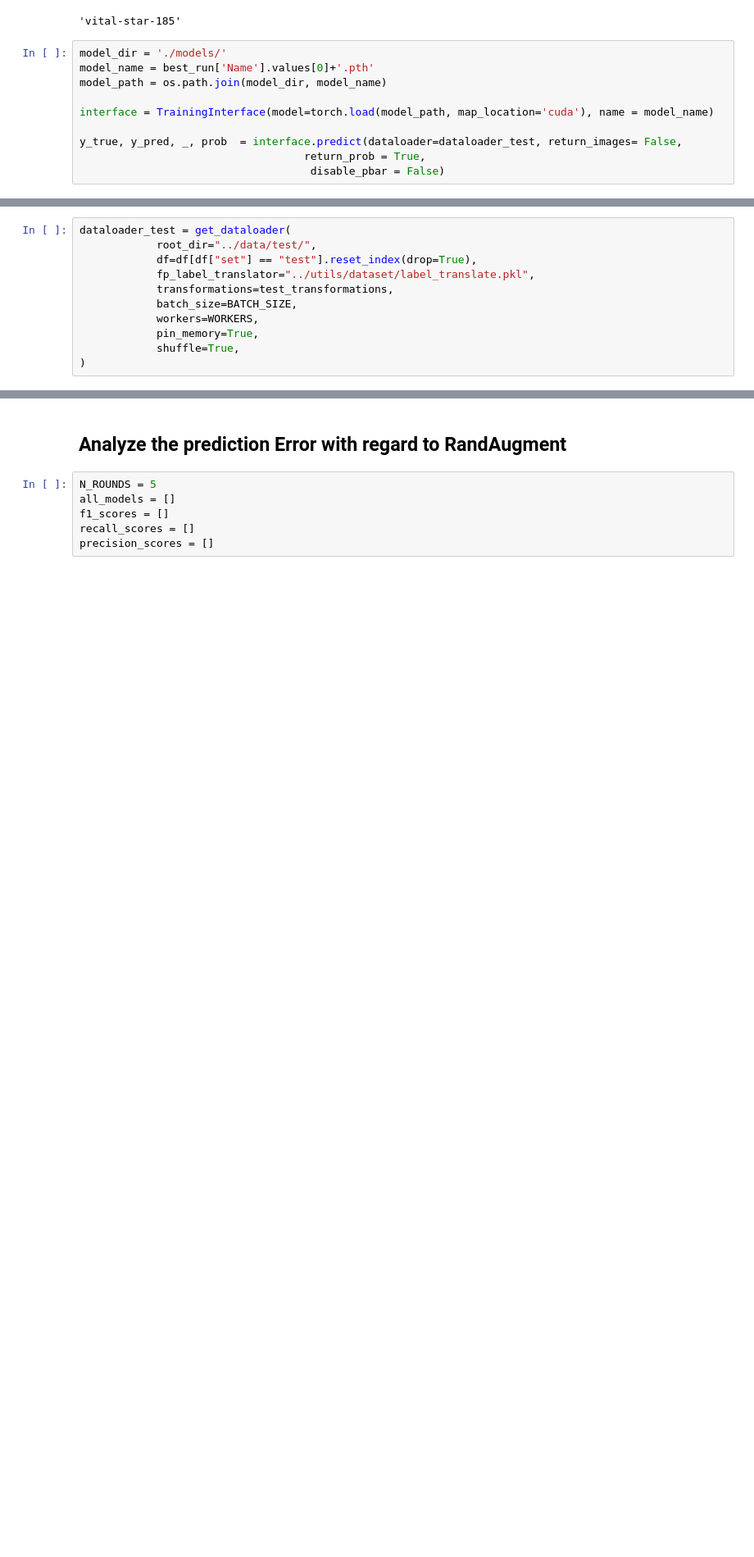
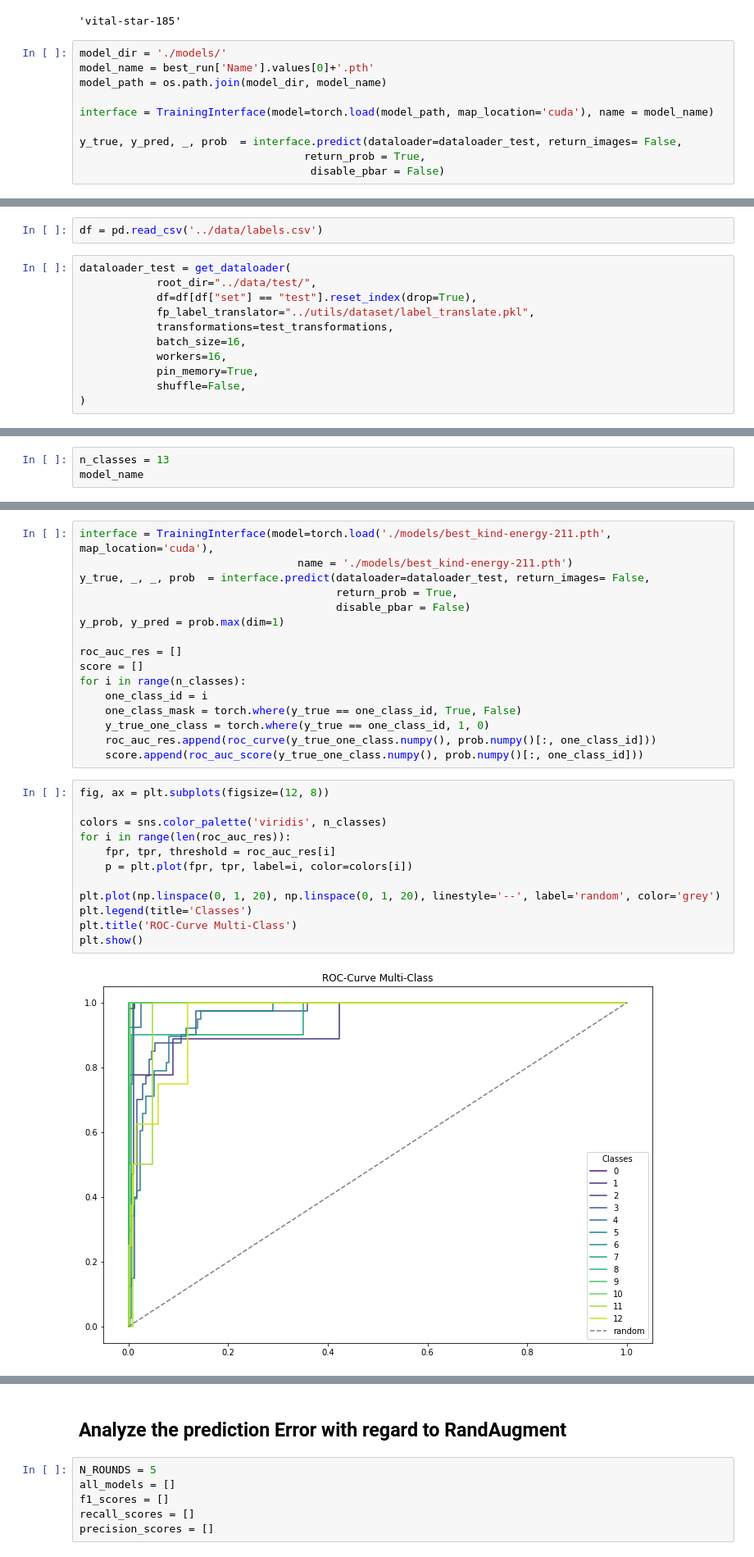
Before and after one commit to FiratSaritas/manhole-cover-classification, a Jupyter notebook: model/analyze_topn.ipynb, the cells around one changed output, grey strips where cells are left out. Shown at 82% size. Saved outputs shown, nothing was run; the diff lists cells and outputs as text; blank space fills up the shorter version.

Commit message:
further analysis of top n results and threshold

```diff
--- a/model/analyze_topn.ipynb
+++ b/model/analyze_topn.ipynb
@@ -567,11 +569,13 @@ model_name = 'kind-energy-211'
+# %%
+df = pd.read_csv('../data/labels.csv')
 # %%
 dataloader_test = get_dataloader(
             root_dir="../data/test/",
             df=df[df["set"] == "test"].reset_index(drop=True),
             fp_label_translator="../utils/dataset/label_translate.pkl",
             transformations=test_transformations,
-            batch_size=BATCH_SIZE,
-            workers=WORKERS,
+            batch_size=16,
+            workers=16,
             pin_memory=True,
-            shuffle=True,
+            shuffle=False,
 )
@@ -595,0 +615,3 @@ y_true, y_pred, _, prob  = interface.predict(dataloader=dataloader_test, return_
+# %%
+n_classes = 13
+model_name
@@ -595,0 +638,30 @@ y_true, y_pred, _, prob  = interface.predict(dataloader=dataloader_test, return_
+# %%
+interface = TrainingInterface(model=torch.load('./models/best_kind-energy-211.pth', map_location='cuda'),
+                                  name = './models/best_kind-energy-211.pth')
+y_true, _, _, prob  = interface.predict(dataloader=dataloader_test, return_images= False,
+                                        return_prob = True,
+                                        disable_pbar = False)
+y_prob, y_pred = prob.max(dim=1)
+
+roc_auc_res = []
+score = []
+for i in range(n_classes):
+    one_class_id = i
+    one_class_mask = torch.where(y_true == one_class_id, True, False)
+    y_true_one_class = torch.where(y_true == one_class_id, 1, 0)
+    roc_auc_res.append(roc_curve(y_true_one_class.numpy(), prob.numpy()[:, one_class_id]))
+    score.append(roc_auc_score(y_true_one_class.numpy(), prob.numpy()[:, one_class_id]))
+# %%
+fig, ax = plt.subplots(figsize=(12, 8))
+
+colors = sns.color_palette('viridis', n_classes)
+for i in range(len(roc_auc_res)):
+    fpr, tpr, threshold = roc_auc_res[i]
+    p = plt.plot(fpr, tpr, label=i, color=colors[i])
+
+plt.plot(np.linspace(0, 1, 20), np.linspace(0, 1, 20), linestyle='--', label='random', color='grey')
+plt.legend(title='Classes')
+plt.title('ROC-Curve Multi-Class')
+plt.show()
+# %% [output]
+[figure, added]
```
Also changed, not shown: parts of 17 cells of this notebook.
